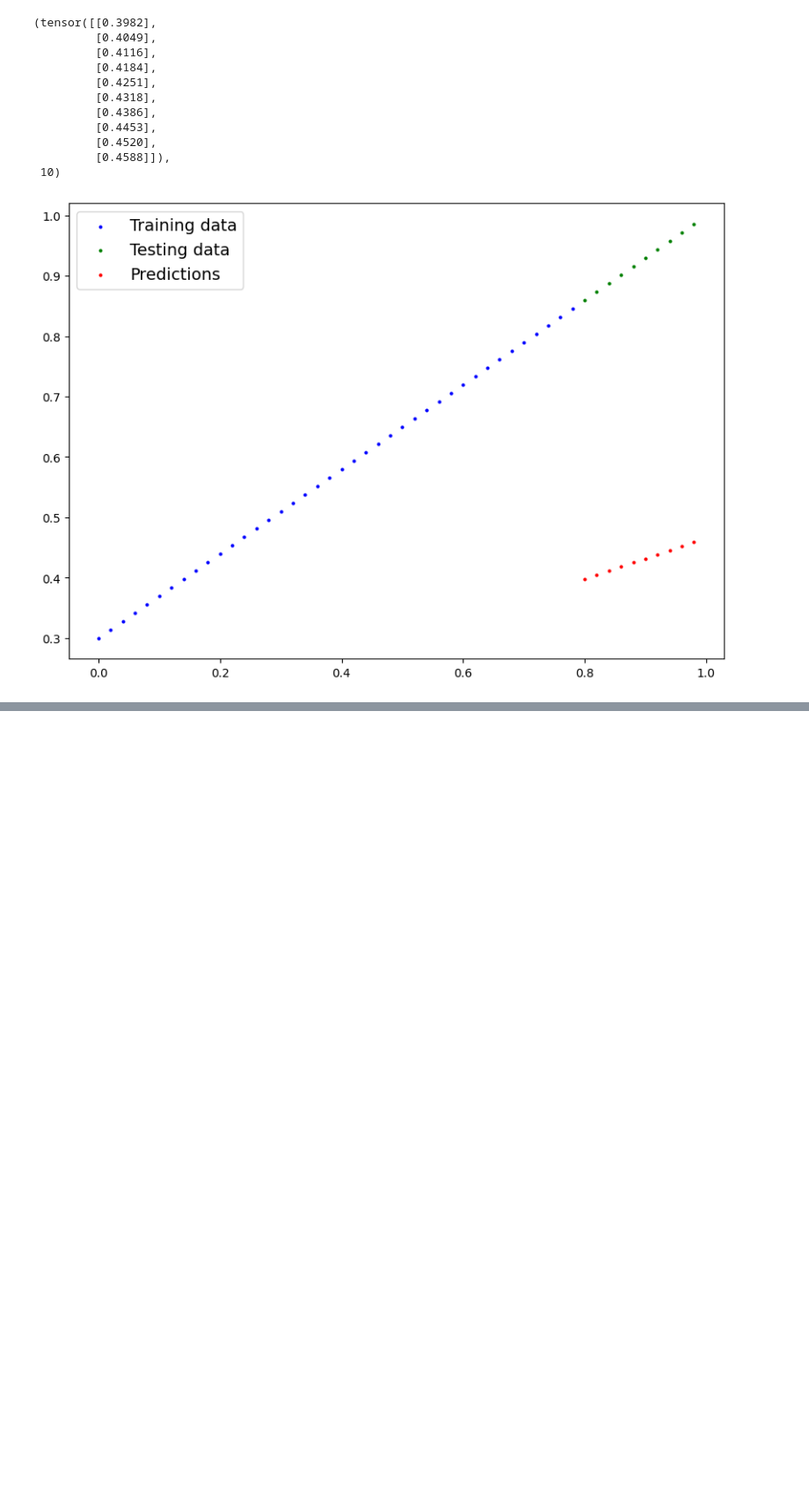
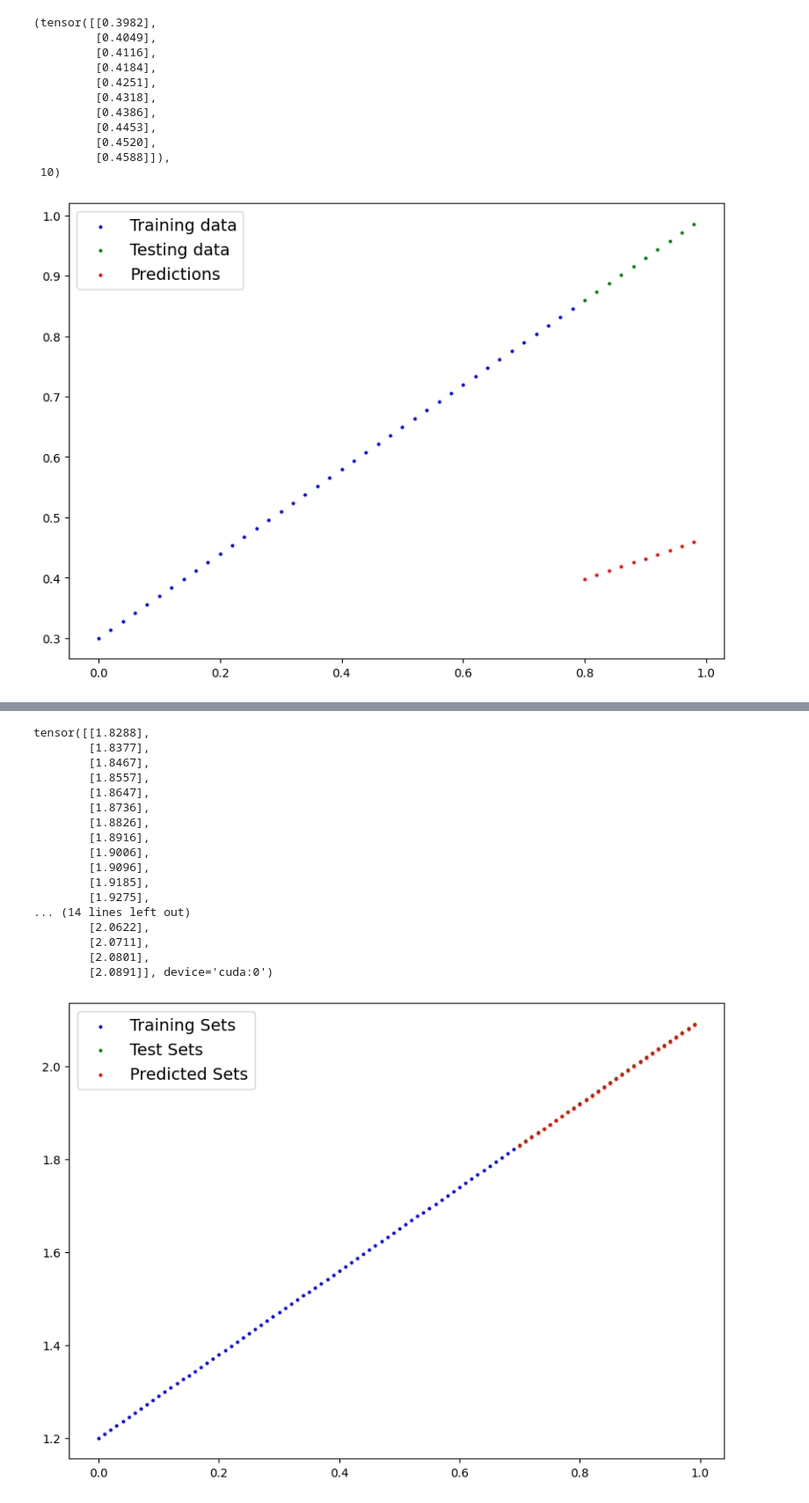
Before and after one commit to shawakash/Ml-Projects, a Jupyter notebook: 01_pytorch_workflow_with_MSE_loss_fn_with_Adam.ipynb, the cells around one changed output, grey strips where cells are left out. Shown at 88% size. Cells and saved outputs as stored; diff of their text form; code cells hidden in the pictures; blank space fills up the shorter version.

```diff
--- a/01_pytorch_workflow_with_MSE_loss_fn_with_Adam.ipynb
+++ b/01_pytorch_workflow_with_MSE_loss_fn_with_Adam.ipynb
@@ -265,0 +507,28 @@ plt.legend();
+# %%
+# Before running some predictions always change the model to eval mode
+loaded_model_1.eval()
+
+with torch.inference_mode():
+  loaded_y_preds_1 = loaded_model_1(X_test)
+
+plot_predictions(predictions=loaded_y_preds_1.cpu())
+loaded_y_preds_1
+# %% [output]
+tensor([[1.8288],
+        [1.8377],
+        [1.8467],
+        [1.8557],
+        [1.8647],
+        [1.8736],
+        [1.8826],
+        [1.8916],
+        [1.9006],
+        [1.9096],
+        [1.9185],
+        [1.9275],
+... (14 lines left out)
+        [2.0622],
+        [2.0711],
+        [2.0801],
+        [2.0891]], device='cuda:0')
+[figure, added]
```
Also changed, not shown: parts of 16 cells of this notebook.
